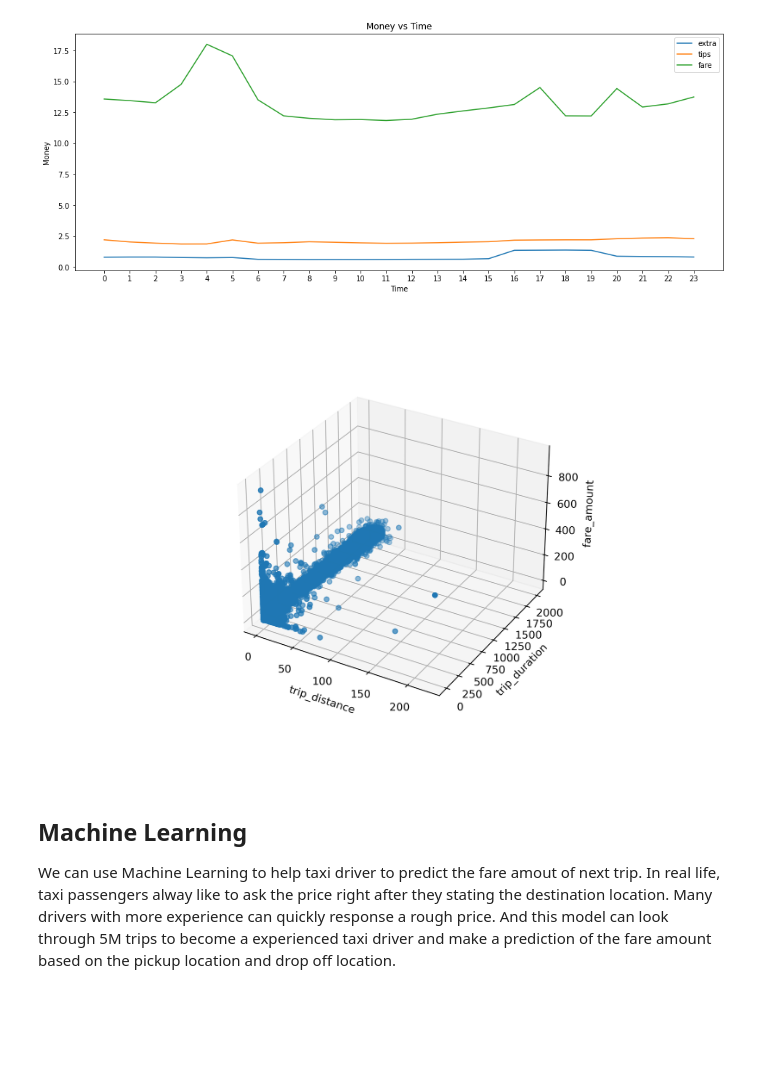
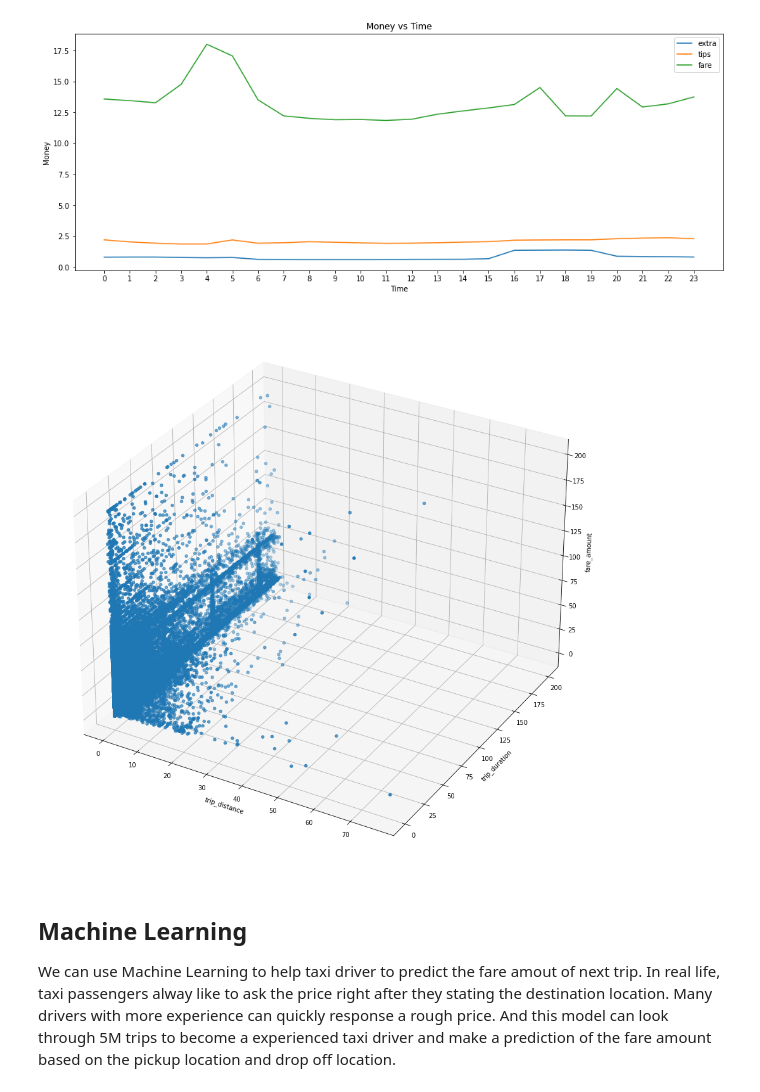
Before and after one commit to heweiron/taxi_trip_report, a Jupyter notebook: taxi_data_report.ipynb, the cells around one changed output. Saved outputs shown, nothing was run; the diff lists cells and outputs as text; code cells hidden in the pictures; blank space fills up the shorter version.

Commit message:
update distance_time_price visualization

```diff
--- a/taxi_data_report.ipynb
+++ b/taxi_data_report.ipynb
@@ -229,29 +228,32 @@ dist_time_price_df = pq.read_pandas('dist_time_price.parquet').to_pandas()
 # %%
 dist_time_price_df
 dist_time_price_df[dist_time_price_df < 0] = None
-dist_time_price_df[dist_time_price_df > 2000] = None
+dist_time_price_df[dist_time_price_df > 200] = None
 dist_time_price_df = dist_time_price_df.dropna()
 X = np.array(dist_time_price_df['trip_distance'])
 Y = np.array(dist_time_price_df['trip_duration'])
 Z = np.array(dist_time_price_df['fare_amount'])
 # %%
-# %%time
-# fig = plt.figure(figsize=(9, 6))
-# # Create 3D container
-# ax = plt.axes(projection = '3d')
-# # Visualize 3D scatter plot
-# ax.scatter3D(X, Y, Z)
-# # Give labels
-# ax.set_xlabel('trip_distance')
-# ax.set_ylabel('trip_duration')
-# ax.set_zlabel('fare_amount')
-# # Save figure
-# plt.savefig('3d_scatter.png', dpi = 300);
+dist_time_price_df[dist_time_price_df < 0] = None
+dist_time_price_df[dist_time_price_df > 200] = None
+dist_time_price_df = dist_time_price_df.dropna()
+X = np.array(dist_time_price_df['trip_distance'])
+Y = np.array(dist_time_price_df['trip_duration'])
+Z = np.array(dist_time_price_df['fare_amount'])
+
+fig = plt.figure(figsize=(16, 16))
+# Create 3D container
+ax = plt.axes(projection = '3d')
+# Visualize 3D scatter plot
+ax.scatter3D(X, Y, Z)
+# Give labels
+ax.set_xlabel('trip_distance')
+ax.set_ylabel('trip_duration')
+ax.set_zlabel('fare_amount')
+# Save figure
+plt.show();
+# %% [output]
+[figure, added]
-# %%
-image = Image.open("3d_scatter.png")
-image
-# %% [output]
-[figure, removed]
 # %% [markdown]
 ## Machine Learning
 We can use Machine Learning to help taxi driver to predict the fare amout of next trip. In real life, taxi passengers alway like to ask the price right after they stating the destination location. Many drivers with more experience can quickly response a rough price. And this model can look through 5M trips to become a experienced taxi driver and make a prediction of the fare amount based on the pickup location and drop off location.
```
Also changed, not shown: parts of 1 cell of this notebook, 1 other file.
